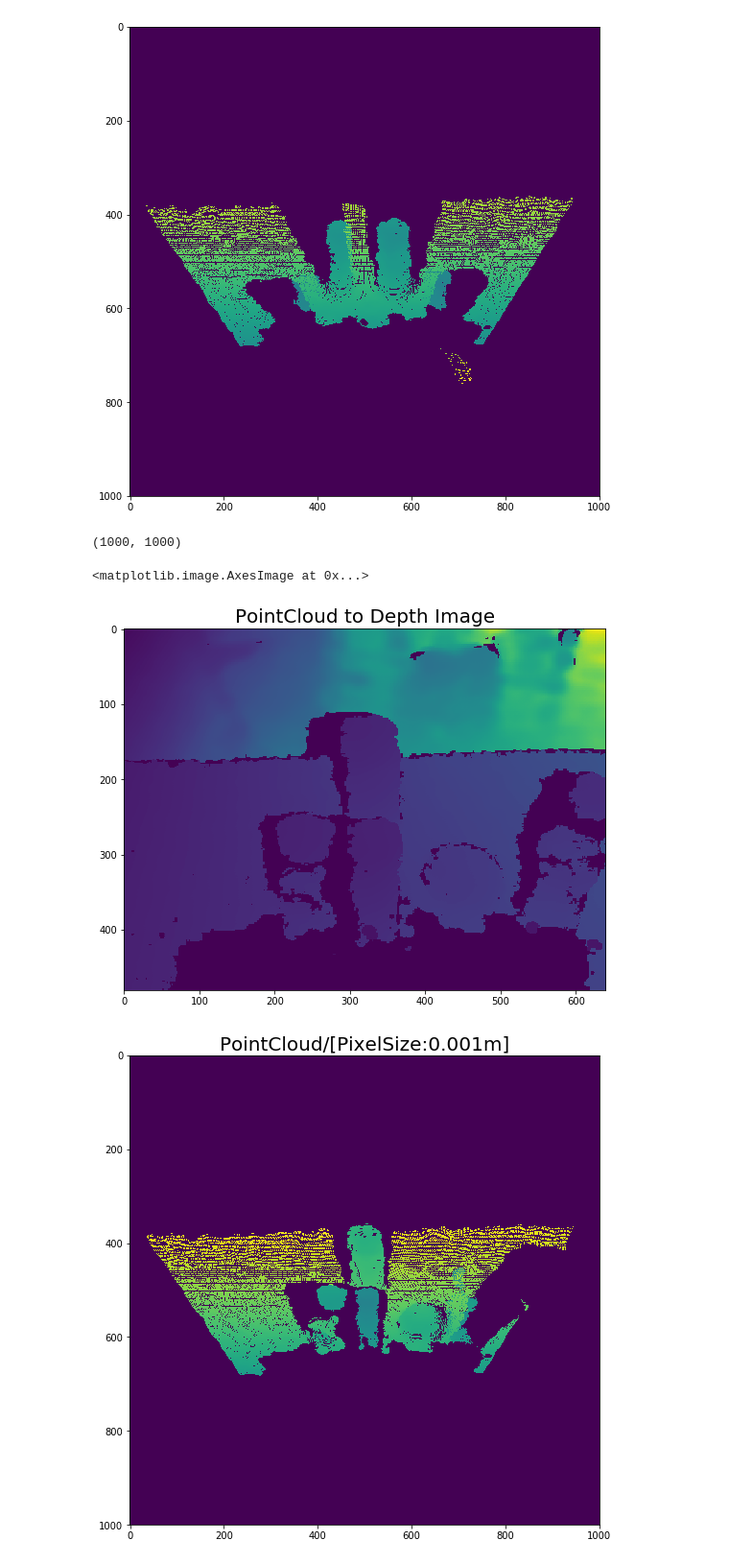
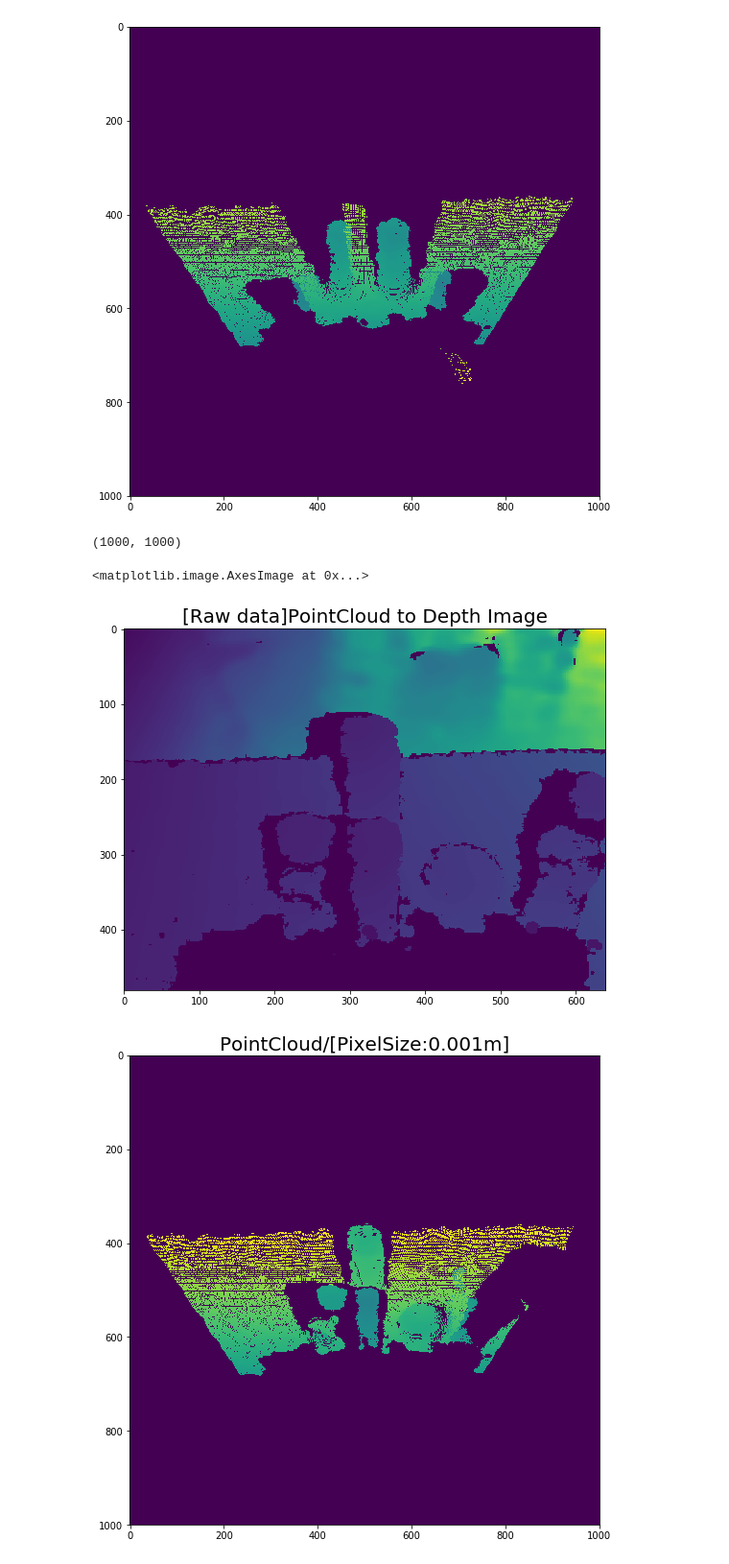
Before and after one commit to park-sangbeom/kinematics-usage, a Jupyter notebook: code/demo/demo_projection.ipynb, the cells around one changed output. Shown at 96% size. Saved outputs shown, nothing was run; the diff lists cells and outputs as text; code cells hidden in the pictures.

```diff
--- a/code/demo/demo_projection.ipynb
+++ b/code/demo/demo_projection.ipynb
@@ -292,40 +292,40 @@ plt.imshow(height_map)
 data = np.load("./depth_data/depth_multi_objs_2.npy")
 points = get_pointcloud(data*0.001, intrinsic)
 fig = plt.figure(figsize=(9,9))
-plt.title("PointCloud to Depth Image", fontsize=20)
+plt.title("[Raw data]PointCloud to Depth Image", fontsize=20)
 plt.imshow(points[:,:,0]+points[:,:,1]+points[:,:,2])
 bounds = np.array([[-0.5,0.5],
                    [-0.5,0.5],
                    [-0,2]])
 
 height_map = get_heightmap(points, bounds, pixel_size=0.001)
 fig = plt.figure(figsize=(9,9))
 print(height_map.shape)
 plt.title("PointCloud/[PixelSize:0.001m]", fontsize=20)
 plt.imshow(height_map)
 
 rot_y_mat = Rotation_X(-np.math.pi/4)
 trans_mat = Translation(x=-0., y=0.0, z=0)
 homo_mat = HT_matrix(Rotation=rot_y_mat, Position=trans_mat)
 homo_inv_mat = np.linalg.inv(homo_mat)
 
 new_points = transform_pointcloud(points, homo_inv_mat)
 # fig = plt.figure(figsize=(9,9))
 # plt.imshow(new_points[:,:,0]+new_points[:,:,1]+new_points[:,:,2])
 
 new_bounds = np.array([[-0.6,0.6],
                    [-1.,0],
                    [-0,1]])
 
 
 new_height_map = get_heightmap(new_points, new_bounds, pixel_size=0.001)
 fig = plt.figure(figsize=(9,9))
 plt.title("Orthograpic Projection/PixelSize:[0.001m]", fontsize=20)
 plt.imshow(new_height_map)
 # %% [output]
 (1000, 1000)
 <matplotlib.image.AxesImage at 0x...>
-[figure, old version]
+[figure, new version]
 [figure]
 [figure]
 # %%
```
Also changed, not shown: parts of 1 cell of this notebook.
